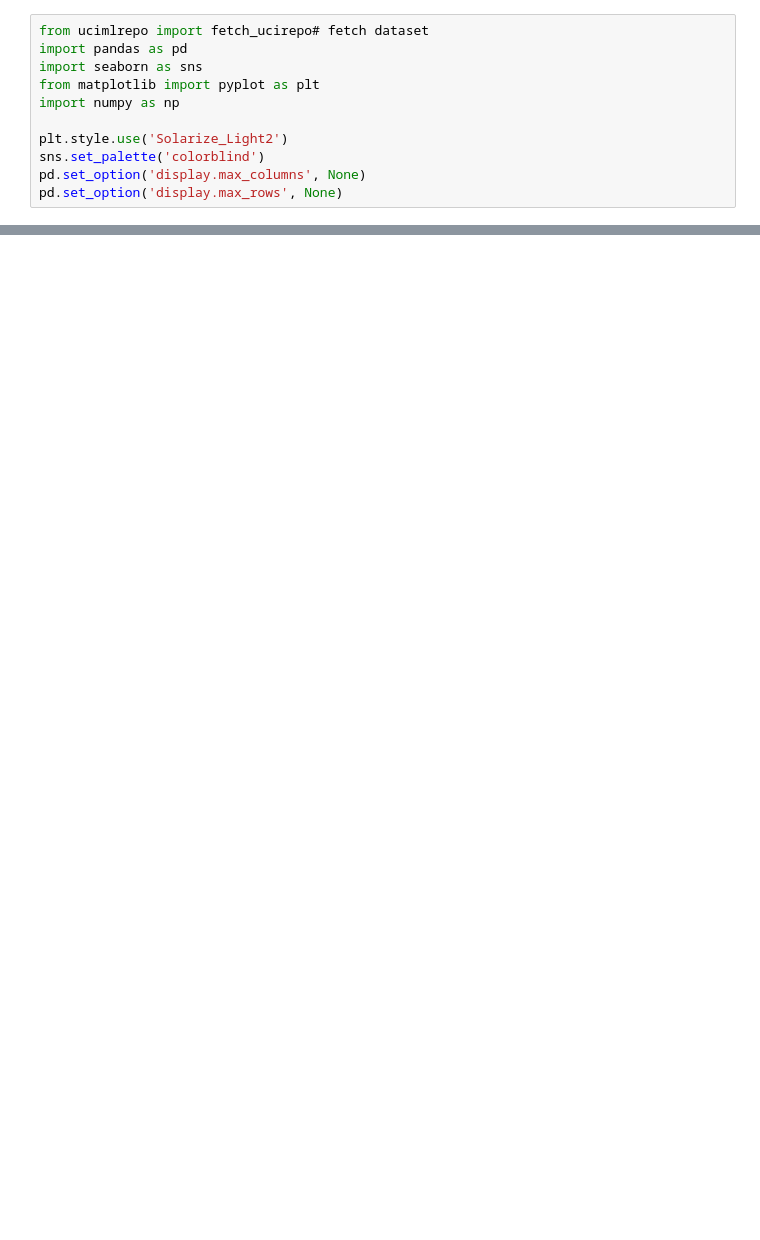
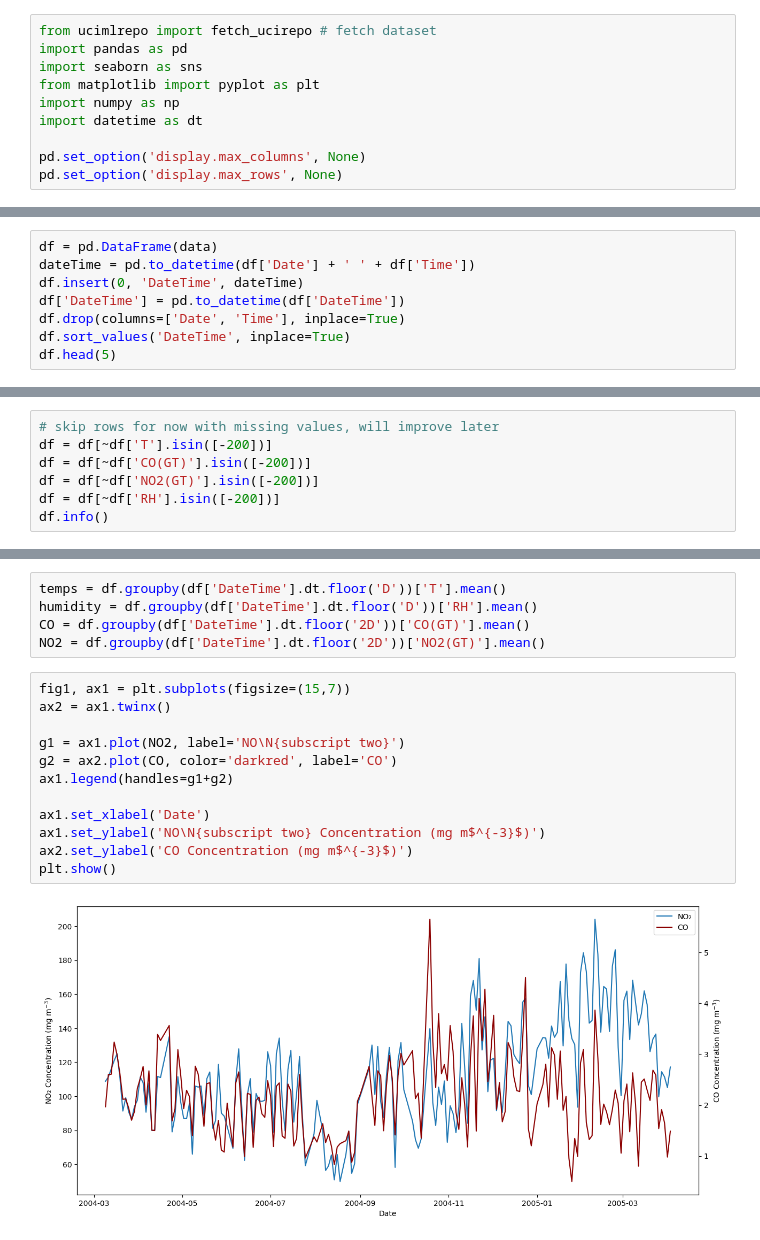
Before and after one commit to JamesmCSL/Data_dashboard, a Jupyter notebook: data_eda.ipynb, the cells around one changed output, grey strips where cells are left out. Cells and saved outputs as stored; diff of their text form; blank space fills up the shorter version.

Commit message:
eda improvements

```diff
--- a/data_eda.ipynb
+++ b/data_eda.ipynb
@@ -1,12 +1,11 @@
 # %%
-from ucimlrepo import fetch_ucirepo# fetch dataset
+from ucimlrepo import fetch_ucirepo # fetch dataset
 import pandas as pd
 import seaborn as sns
 from matplotlib import pyplot as plt
 import numpy as np
+import datetime as dt
 
-plt.style.use('Solarize_Light2')
-sns.set_palette('colorblind')
 pd.set_option('display.max_columns', None)
 pd.set_option('display.max_rows', None)
 # %%
@@ -133,0 +42,8 @@ Name: T, dtype: float64
+# %%
+df = pd.DataFrame(data)
+dateTime = pd.to_datetime(df['Date'] + ' ' + df['Time'])
+df.insert(0, 'DateTime', dateTime)
+df['DateTime'] = pd.to_datetime(df['DateTime'])
+df.drop(columns=['Date', 'Time'], inplace=True)
+df.sort_values('DateTime', inplace=True)
+df.head(5)
@@ -133,0 +57,7 @@ Name: T, dtype: float64
+# %%
+# skip rows for now with missing values, will improve later
+df = df[~df['T'].isin([-200])]
+df = df[~df['CO(GT)'].isin([-200])]
+df = df[~df['NO2(GT)'].isin([-200])]
+df = df[~df['RH'].isin([-200])]
+df.info()
@@ -133,0 +82,19 @@ Name: T, dtype: float64
+# %%
+temps = df.groupby(df['DateTime'].dt.floor('D'))['T'].mean()
+humidity = df.groupby(df['DateTime'].dt.floor('D'))['RH'].mean()
+CO = df.groupby(df['DateTime'].dt.floor('2D'))['CO(GT)'].mean()
+NO2 = df.groupby(df['DateTime'].dt.floor('2D'))['NO2(GT)'].mean()
+# %%
+fig1, ax1 = plt.subplots(figsize=(15,7))
+ax2 = ax1.twinx()
+
+g1 = ax1.plot(NO2, label='NO\N{subscript two}')
+g2 = ax2.plot(CO, color='darkred', label='CO')
+ax1.legend(handles=g1+g2)
+
+ax1.set_xlabel('Date')
+ax1.set_ylabel('NO\N{subscript two} Concentration (mg m$^{-3}$)')
+ax2.set_ylabel('CO Concentration (mg m$^{-3}$)')
+plt.show()
+# %% [output]
+[figure, added]
```
Also changed, not shown: parts of 11 cells of this notebook.
